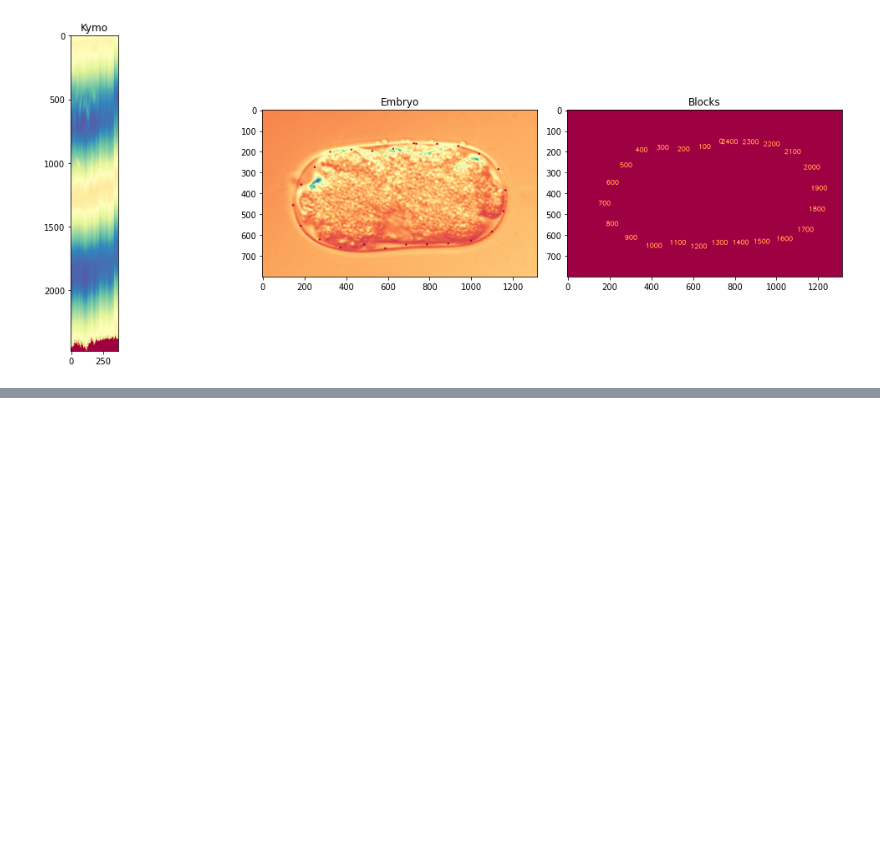
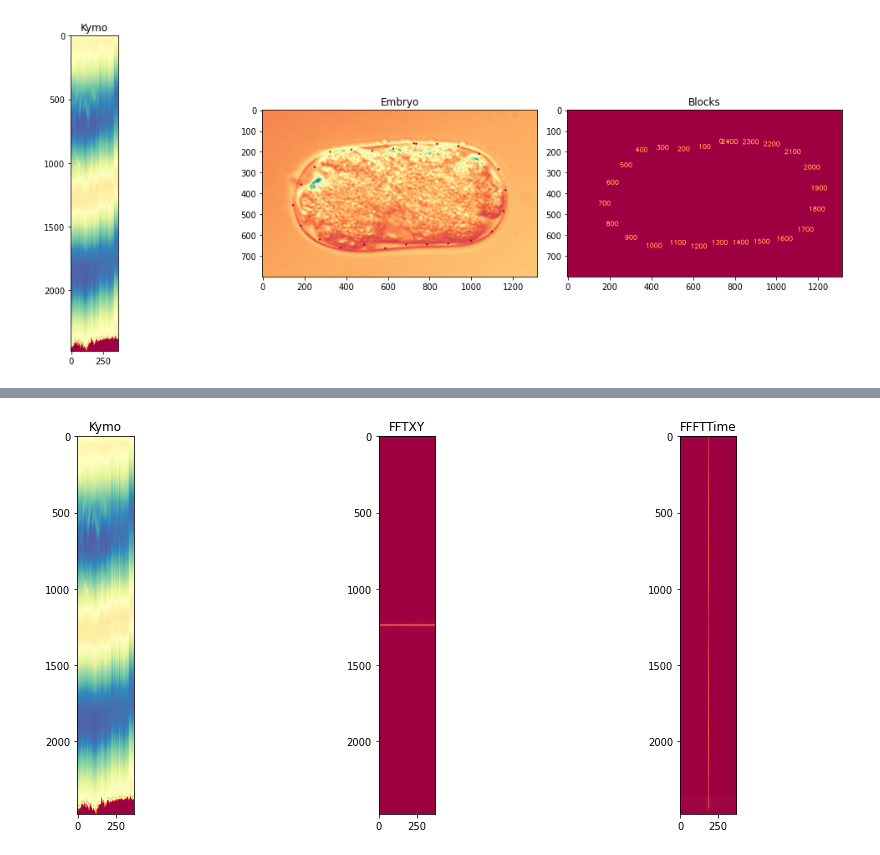
Before and after one commit to kapoorlab/BioPython, a Jupyter notebook: DarineKymoAnalyis/FrequencyVelocity.ipynb, the cells around one changed output, grey strips where cells are left out. Saved outputs shown, nothing was run; the diff lists cells and outputs as text; code cells hidden in the pictures; blank space fills up the shorter version.

Commit message:
kymos

```diff
--- a/DarineKymoAnalyis/FrequencyVelocity.ipynb
+++ b/DarineKymoAnalyis/FrequencyVelocity.ipynb
@@ -32,10 +32,10 @@ try:
 except (ImportError, AttributeError):
        from backports import tempfile
 # %%
-Kymo = '/Users/aimachine/DistanceMethodCurvature_Dpachys_controlTrackID1.tif'
-Embryo = '/Users/aimachine/Dpachys_control.tif'
-Csv = '/Users/aimachine/Co-ordinatesETrack_Dpachys_controlCellID01.txt'
-savedir = '/Users/aimachine/'
+Kymo = '/home/sancere/Downloads/DistanceMethodCurvature_Dpachys_controlTrackID1.tif'
+Embryo = '/home/sancere/Downloads/Dpachys_control.tif'
+Csv = '/home/sancere/Downloads/Co-ordinatesETrack_Dpachys_controlCellID01.txt'
+savedir = '/home/sancere/Downloads/'
 Time_unit = 10
 Xcalibration = 0.034
 #Block size for averaged measurments
@@ -154,0 +89,15 @@ Anterior Part :  14.114472555552751 Posterior Part : 14.14003946603311
+# %%
+Name = os.path.basename(os.path.splitext(Kymo)[0])
+
+#Get simple velocity
+FFTSpaceImage = FFTSpaceStrip(Kymoimage)
+FFTTimeImage = FFTStrip(Kymoimage)
+
+
+imwrite((savedir + Name + 'FFTSpace' + '.tif' ) , FFTSpaceImage.astype('float32'))
+imwrite((savedir + Name + 'FFTTime' + '.tif' ) , FFTTimeImage.astype('float32'))
+
+
+tripleplot(Kymoimage,FFTSpaceImage, FFTTimeImage, 'Kymo', 'FFTXY', 'FFFTTime')
+# %% [output]
+[figure, added]
```
Also changed, not shown: parts of 1 cell of this notebook.
